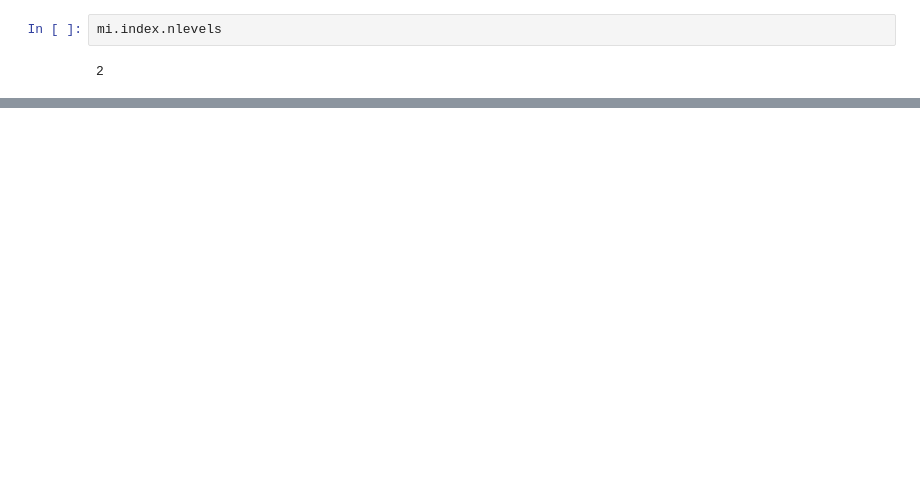
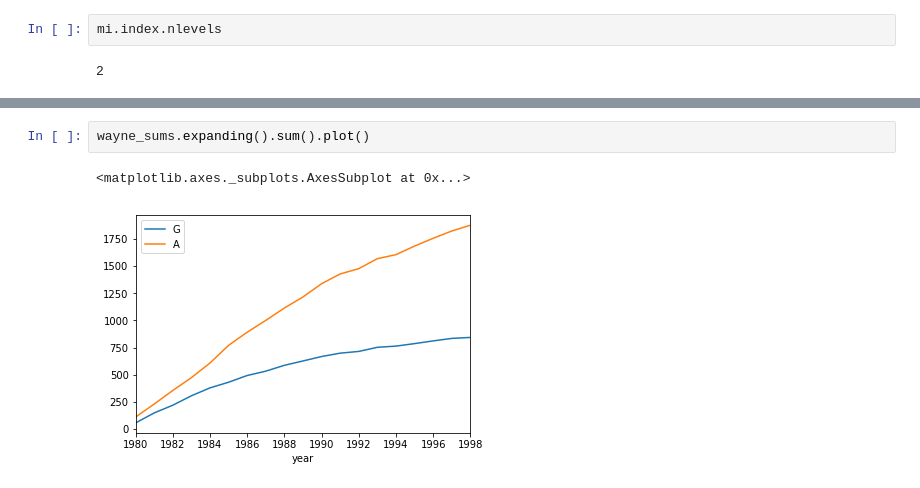
Before and after one commit to mp3sii/Panda_Intro, a Jupyter notebook: Pandas_Intro.ipynb, the cells around one changed output, grey strips where cells are left out. Cells and saved outputs as stored; diff of their text form; blank space fills up the shorter version.

```diff
--- a/Pandas_Intro.ipynb
+++ b/Pandas_Intro.ipynb
@@ -667,0 +802,5 @@ mi2
+# %%
+wayne_sums.expanding().sum().plot()
+# %% [output]
+<matplotlib.axes._subplots.AxesSubplot at 0x...>
+[figure, added]
```
Also changed, not shown: parts of 44 cells of this notebook.
